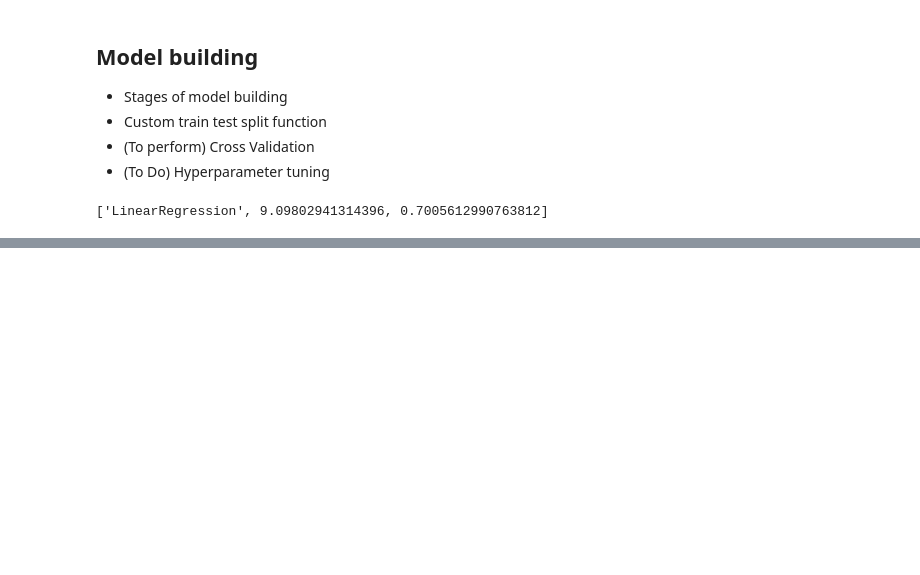
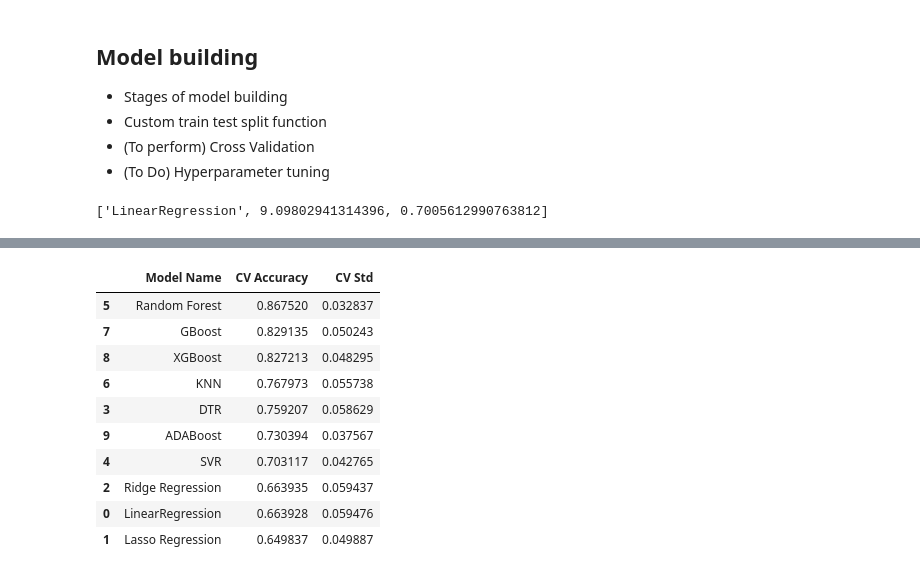
Before and after one commit to chaitanyaaditya/CapStone, a Jupyter notebook: CapStoneProject1.ipynb, the cells around one changed output, grey strips where cells are left out. Cells and saved outputs as stored; diff of their text form; code cells hidden in the pictures; blank space fills up the shorter version.

```diff
--- a/CapStoneProject1.ipynb
+++ b/CapStoneProject1.ipynb
@@ -542,0 +577,28 @@ model_builder(model_name = 'LinearRegression', model = LinearRegression(), data=
+# %%
+def K_fold_CV(X, y, fold=10):
+  score_lr = cross_val_score(LinearRegression(), X, y, cv = fold)
+  score_ls = cross_val_score(Lasso(), X, y, cv = fold)
+  score_rd = cross_val_score(Ridge(), X, y, cv = fold)
+  score_dtr = cross_val_score(DecisionTreeRegressor(), X, y, cv = fold)
+  score_svr = cross_val_score(SVR(), X, y, cv = fold)
+  score_rf = cross_val_score(RandomForestRegressor(), X, y, cv = fold)
+  score_knn = cross_val_score(KNeighborsRegressor(), X, y, cv = fold)
+  score_gb = cross_val_score(GradientBoostingRegressor(), X, y, cv = fold)
+  score_xgb = cross_val_score(XGBRegressor(), X, y, cv = fold)
+  score_adb = cross_val_score(AdaBoostRegressor(), X, y, cv = fold)
+
+  model_name=['LinearRegression', 'Lasso Regression', 'Ridge Regression', 'DTR', 'SVR', 'Random Forest', 'KNN', 'GBoost', 'XGBoost', 'ADABoost', ]
+  scores=[score_lr, score_ls, score_rd, score_dtr, score_svr, score_rf, score_knn, score_gb, score_xgb, score_adb]
+  result=[]
+
+  for i in range(len(model_name)):
+    score_mean = np.mean(scores[i])
+    score_std = np.std(scores[i])
+    m_name = model_name[i]
+    temp =[m_name, score_mean, score_std]
+    result.append(temp)
+  k_fold_df =pd.DataFrame(result, columns=['Model Name', 'CV Accuracy', 'CV Std'])
+  return k_fold_df.sort_values('CV Accuracy', ascending=False)
+# %%
+K_fold_CV(pca_df.drop('strength', axis = 1), pca_df['strength'])
+# %% [output]
@@ -542,0 +615,11 @@ model_builder(model_name = 'LinearRegression', model = LinearRegression(), data=
+|  | Model Name | CV Accuracy | CV Std |
+| 5 | Random Forest | 0.867520 | 0.032837 |
+| 7 | GBoost | 0.829135 | 0.050243 |
+| 8 | XGBoost | 0.827213 | 0.048295 |
+| 6 | KNN | 0.767973 | 0.055738 |
+| 3 | DTR | 0.759207 | 0.058629 |
+| 9 | ADABoost | 0.730394 | 0.037567 |
+| 4 | SVR | 0.703117 | 0.042765 |
+| 2 | Ridge Regression | 0.663935 | 0.059437 |
+| 0 | LinearRegression | 0.663928 | 0.059476 |
+| 1 | Lasso Regression | 0.649837 | 0.049887 |
```
Also changed, not shown: parts of 5 cells of this notebook.
